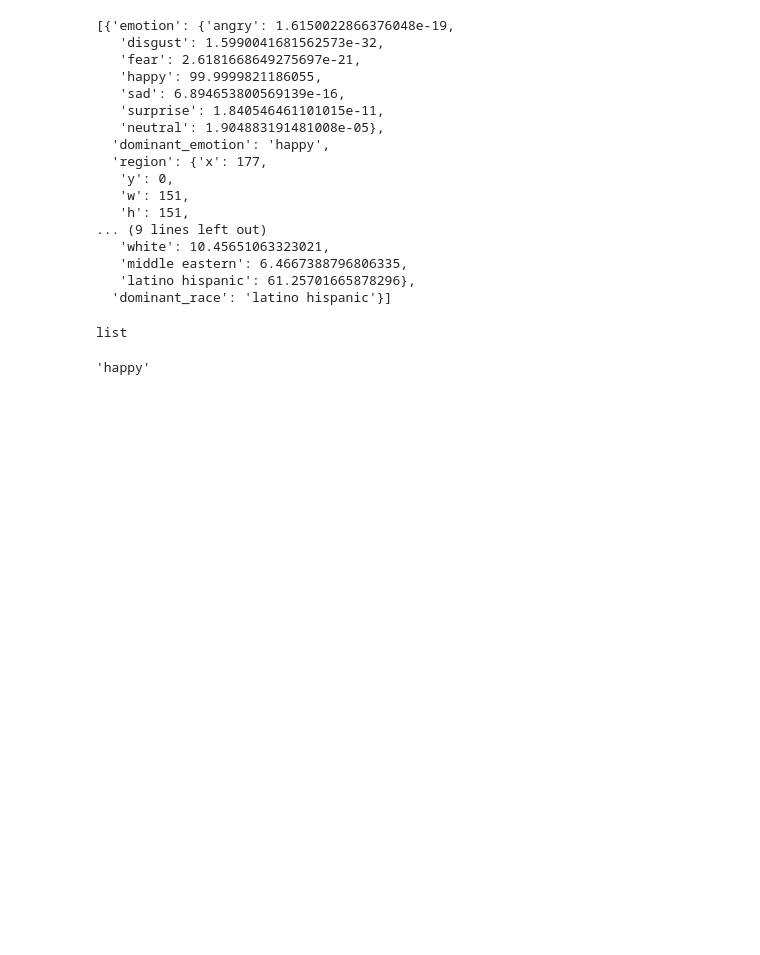
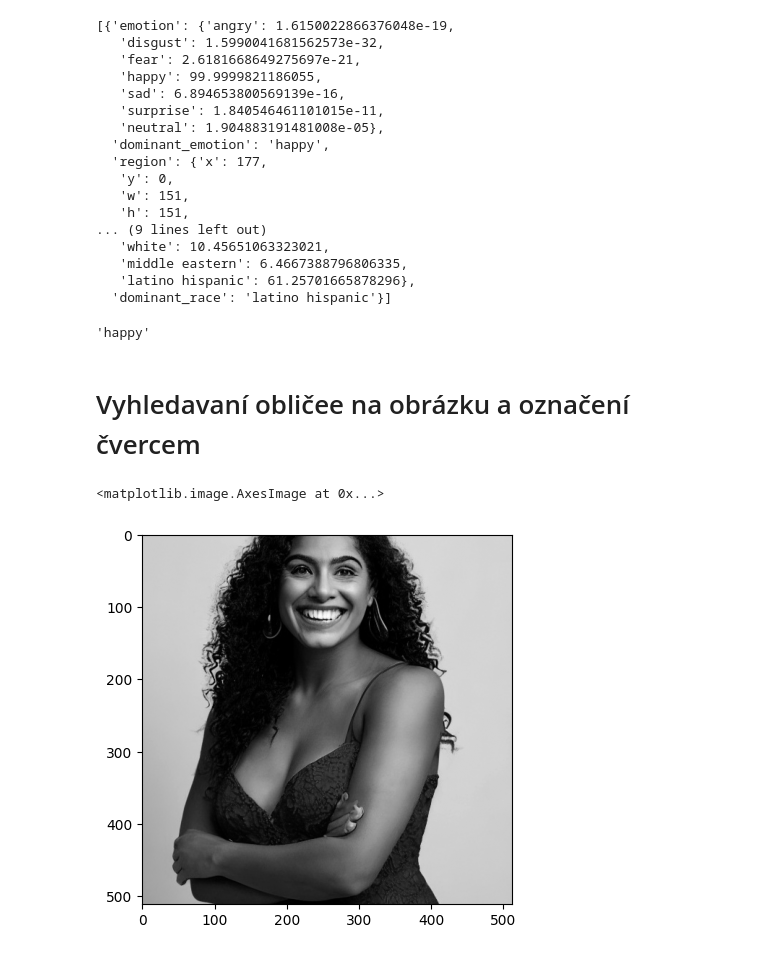
Before and after one commit to SergiuTULUC/Final_Project, a Jupyter notebook: Finalní_projekt_Analýza_xichtu.ipynb, the cells around one changed output. Cells and saved outputs as stored; diff of their text form; code cells hidden in the pictures; blank space fills up the shorter version.

```diff
--- a/Finalní_projekt_Analýza_xichtu.ipynb
+++ b/Finalní_projekt_Analýza_xichtu.ipynb
@@ -106,12 +106,20 @@ prediction
    'middle eastern': 6.4667388796806335,
    'latino hispanic': 61.25701665878296},
   'dominant_race': 'latino hispanic'}]
-# %%
-type(prediction)
-# %% [output]
-list
 # %%
 #Co má za naladu
 prediction[0]['dominant_emotion'] # Access the first element (dictionary) of the list and then access the 'dominant_emotion' key.
 # %% [output]
 'happy'
+# %% [markdown]
+# Vyhledavaní obličee na obrázku a označení čvercem
+# %%
+face_cascade = cv2.CascadeClassifier(cv2.data.haarcascades + 'haarcascade_frontalface_default.xml')
+gray = cv2.cvtColor(img, cv2.COLOR_BGR2GRAY)
+# %%
+#Zobrazení obrázku v černobílém formátu
+plt.imshow(gray, cmap='gray')
+#plt.show()
+# %% [output]
+<matplotlib.image.AxesImage at 0x...>
+[figure, added]
```
Also changed, not shown: parts of 1 cell of this notebook.
